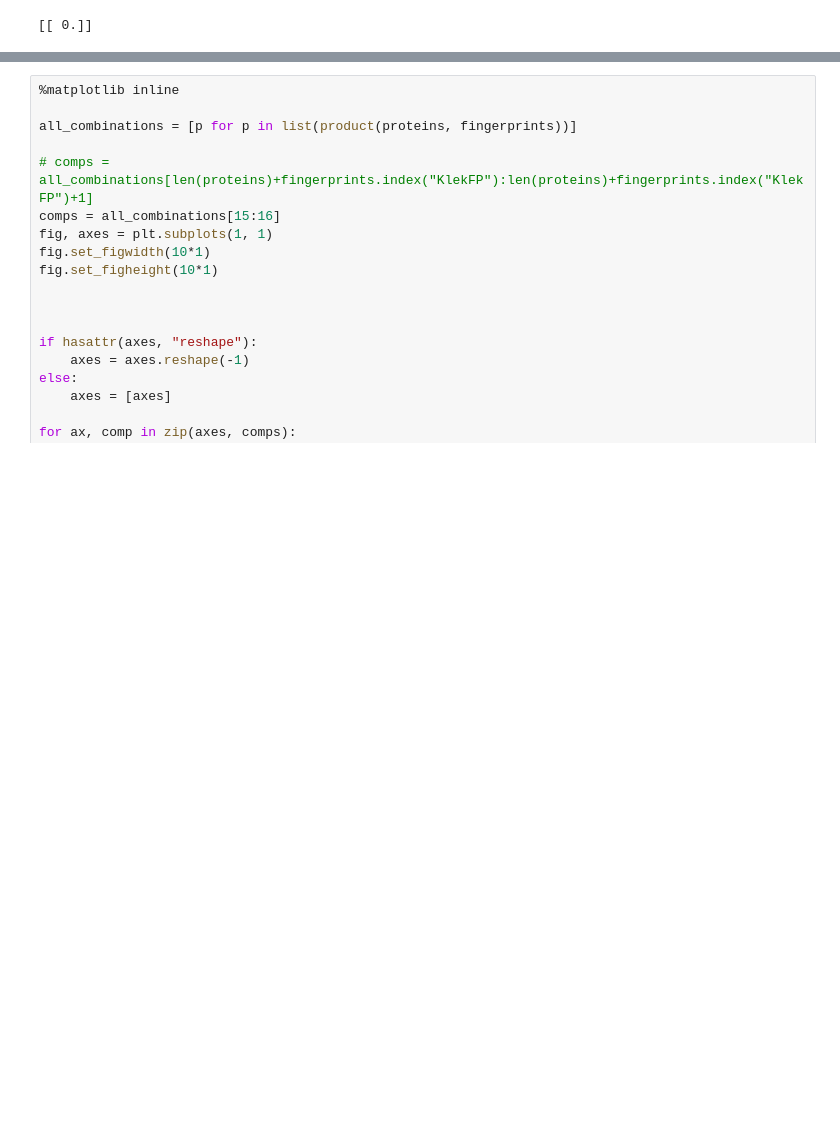
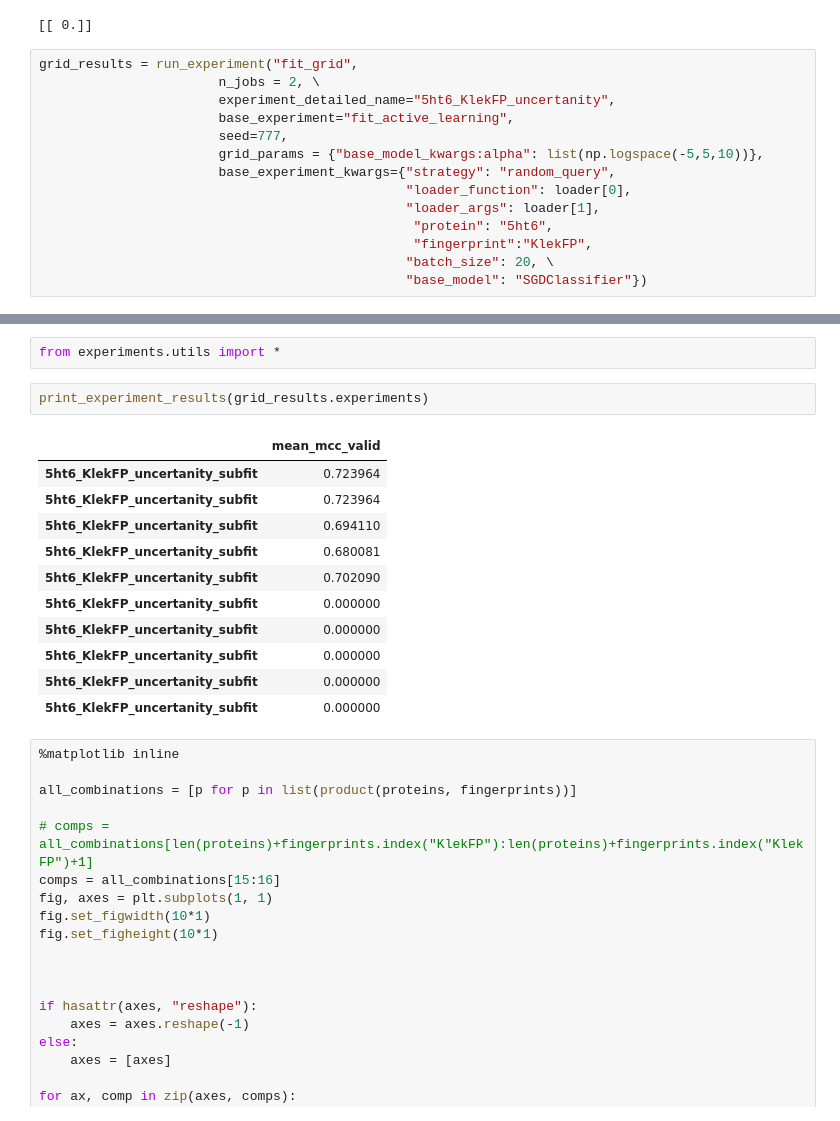
Before and after one commit to gmum/mlls2015, a Jupyter notebook: notebooks/staszek_sketchbook.ipynb, the cells around one changed output, grey strips where cells are left out. Drawn from its saved outputs; the diff is of its cells as text; blank space fills up the shorter version.

```diff
--- a/notebooks/staszek_sketchbook.ipynb
+++ b/notebooks/staszek_sketchbook.ipynb
@@ -89,3 +89,17 @@ preprocess_fncs = preprocess_fncs
 print K
 # %% [output]
 [[ 0.]]
+# %%
+grid_results = run_experiment("fit_grid",
+                       n_jobs = 2, \
+                       experiment_detailed_name="5ht6_KlekFP_uncertanity",
+                       base_experiment="fit_active_learning",
+                       seed=777,
+                       grid_params = {"base_model_kwargs:alpha": list(np.logspace(-5,5,10))},
+                       base_experiment_kwargs={"strategy": "random_query",
+                                               "loader_function": loader[0],
+                                               "loader_args": loader[1],
+                                                "protein": "5ht6",
+                                                "fingerprint":"KlekFP",
+                                               "batch_size": 20, \
+                                               "base_model": "SGDClassifier"})
@@ -92,3 +124,19 @@ print K
+# %%
+from experiments.utils import *
+# %%
+print_experiment_results(grid_results.experiments)
+# %% [output]
+|  | mean_mcc_valid |
+| 5ht6_KlekFP_uncertanity_subfit | 0.723964 |
+| 5ht6_KlekFP_uncertanity_subfit | 0.723964 |
+| 5ht6_KlekFP_uncertanity_subfit | 0.694110 |
+| 5ht6_KlekFP_uncertanity_subfit | 0.680081 |
+| 5ht6_KlekFP_uncertanity_subfit | 0.702090 |
+| 5ht6_KlekFP_uncertanity_subfit | 0.000000 |
+| 5ht6_KlekFP_uncertanity_subfit | 0.000000 |
+| 5ht6_KlekFP_uncertanity_subfit | 0.000000 |
+| 5ht6_KlekFP_uncertanity_subfit | 0.000000 |
+| 5ht6_KlekFP_uncertanity_subfit | 0.000000 |
 # %%
 %matplotlib inline
 
```
Also changed, not shown: parts of 1 cell of this notebook, 2 other files.
